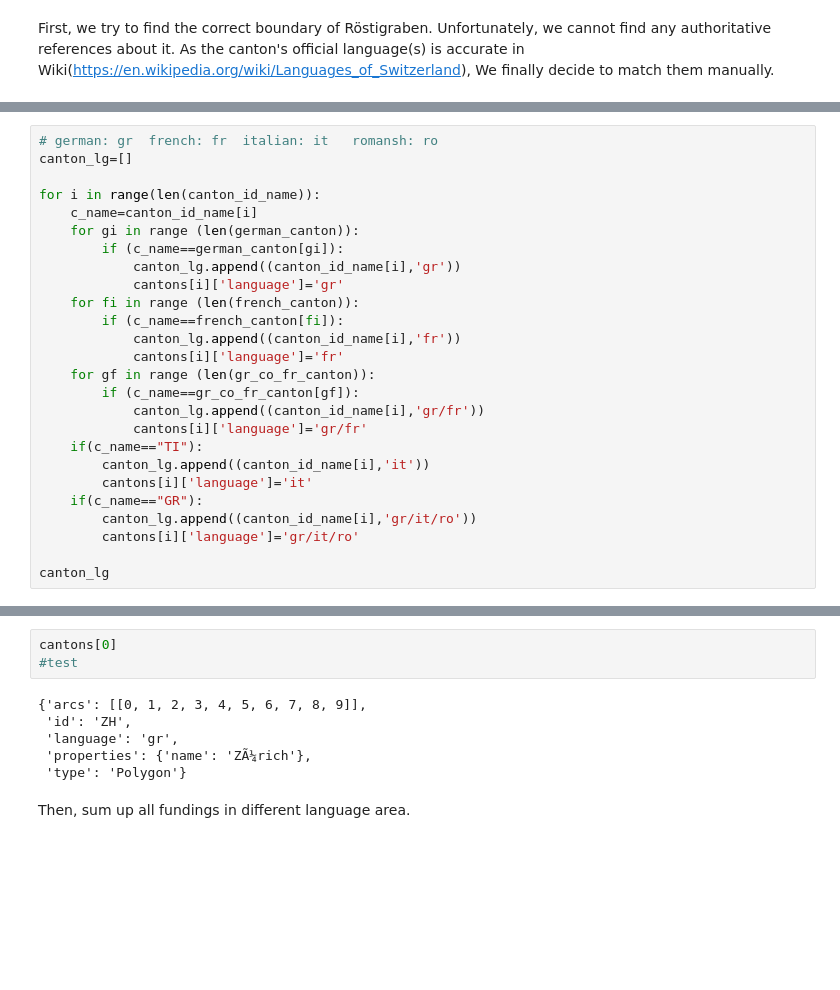
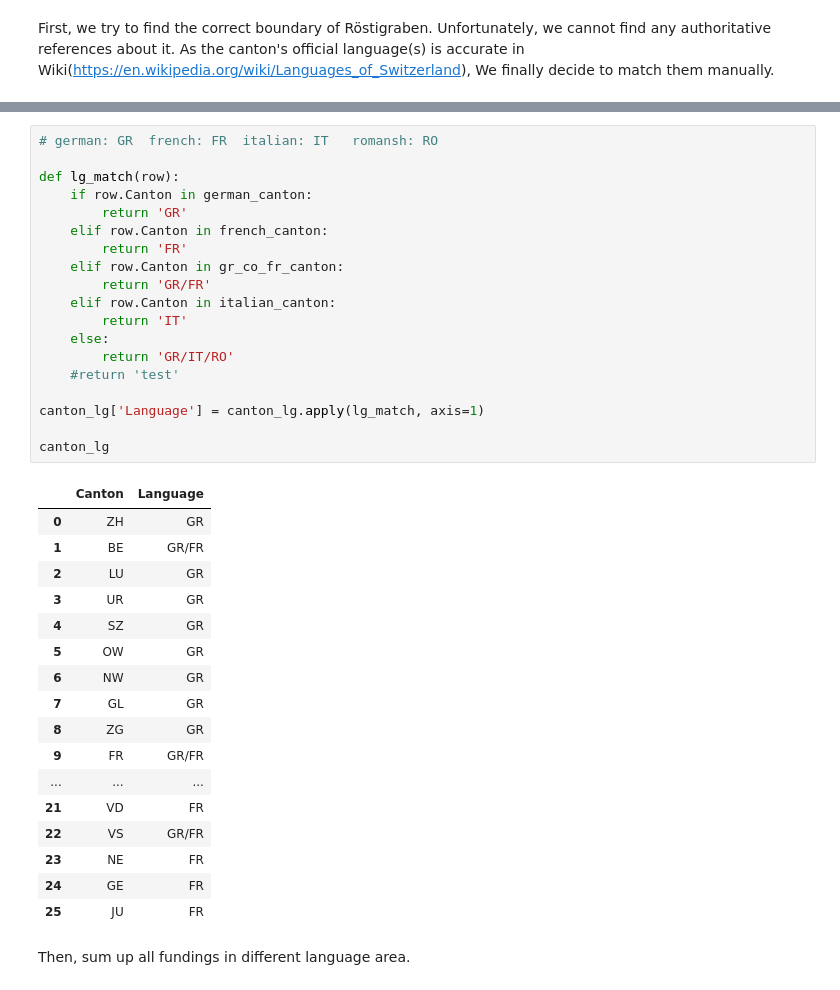
Before and after one commit to BeforeRain/ADA-homework, a Jupyter notebook: 03 - Interactive Viz/University_Canton.ipynb, the cells around one changed output, grey strips where cells are left out. Drawn from its saved outputs; the diff is of its cells as text; blank space fills up the shorter version.

```diff
--- a/03 - Interactive Viz/University_Canton.ipynb
+++ b/03 - Interactive Viz/University_Canton.ipynb
@@ -508,26 +485,0 @@ canton_id_name[3]
-# %%
-# german: gr  french: fr  italian: it   romansh: ro
-canton_lg=[]
-
-for i in range(len(canton_id_name)):
-    c_name=canton_id_name[i]
-    for gi in range (len(german_canton)):
-        if (c_name==german_canton[gi]):
-            canton_lg.append((canton_id_name[i],'gr'))
-            cantons[i]['language']='gr'
-    for fi in range (len(french_canton)):
-        if (c_name==french_canton[fi]):
-            canton_lg.append((canton_id_name[i],'fr'))
-            cantons[i]['language']='fr'
-    for gf in range (len(gr_co_fr_canton)):
-        if (c_name==gr_co_fr_canton[gf]):
-            canton_lg.append((canton_id_name[i],'gr/fr'))
-            cantons[i]['language']='gr/fr'
-    if(c_name=="TI"):
-        canton_lg.append((canton_id_name[i],'it'))
-        cantons[i]['language']='it'
-    if(c_name=="GR"):
-        canton_lg.append((canton_id_name[i],'gr/it/ro'))
-        cantons[i]['language']='gr/it/ro'
-
-canton_lg
@@ -552,11 +486,39 @@ canton_lg
-# %%
-cantons[0]
-#test
-# %% [output]
-{'arcs': [[0, 1, 2, 3, 4, 5, 6, 7, 8, 9]],
- 'id': 'ZH',
- 'language': 'gr',
- 'properties': {'name': 'ZÃ¼rich'},
- 'type': 'Polygon'}
+# %%
+# german: GR  french: FR  italian: IT   romansh: RO
+
+def lg_match(row):
+    if row.Canton in german_canton:
+        return 'GR'
+    elif row.Canton in french_canton:
+        return 'FR'
+    elif row.Canton in gr_co_fr_canton:
+        return 'GR/FR'
+    elif row.Canton in italian_canton:
+        return 'IT'
+    else:
+        return 'GR/IT/RO'
+    #return 'test'
+
+canton_lg['Language'] = canton_lg.apply(lg_match, axis=1)
+
+canton_lg
+# %% [output]
+|  | Canton | Language |
+| 0 | ZH | GR |
+| 1 | BE | GR/FR |
+| 2 | LU | GR |
+| 3 | UR | GR |
+| 4 | SZ | GR |
+| 5 | OW | GR |
+| 6 | NW | GR |
+| 7 | GL | GR |
+| 8 | ZG | GR |
+| 9 | FR | GR/FR |
+| ... | ... | ... |
+| 21 | VD | FR |
+| 22 | VS | GR/FR |
+| 23 | NE | FR |
+| 24 | GE | FR |
+| 25 | JU | FR |
 # %% [markdown]
 Then, sum up all fundings in different language area.
```
Also changed, not shown: parts of 17 cells of this notebook, 1 other file.
